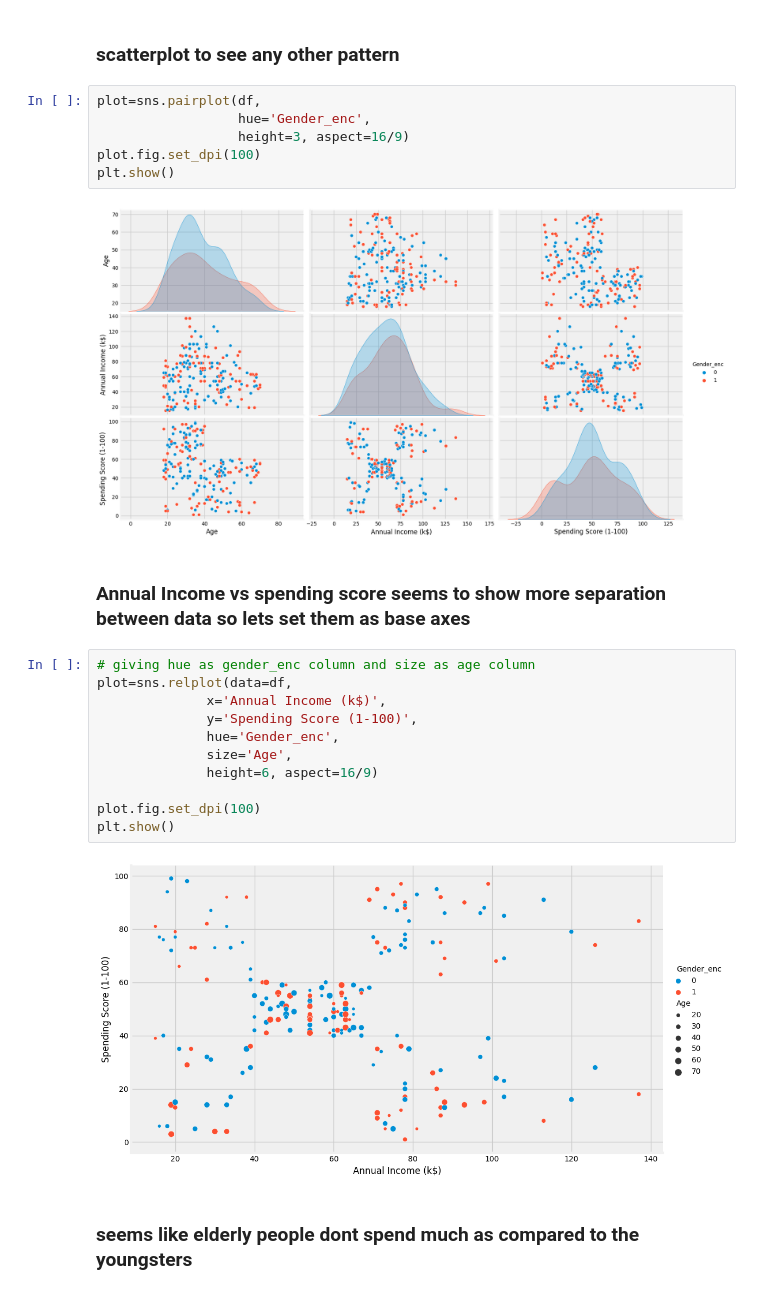
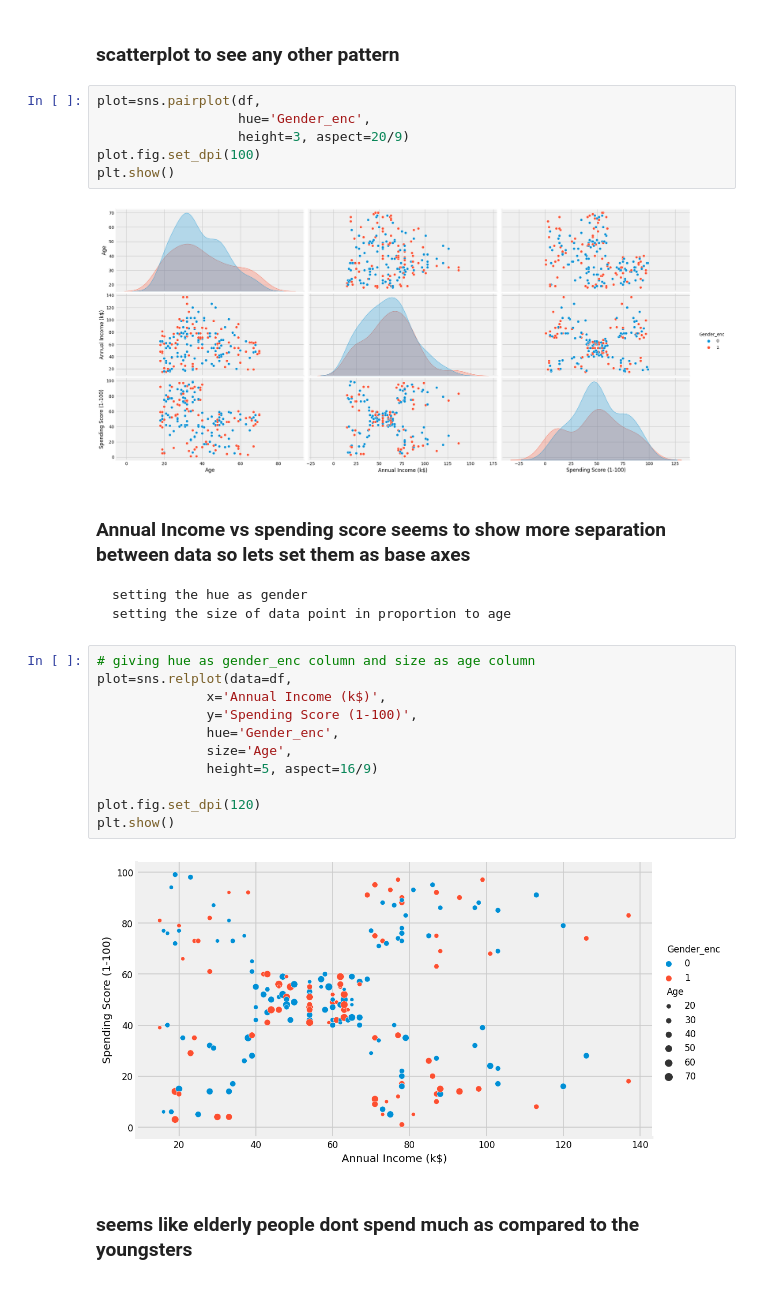
Before and after one commit to afzalmp40/ML-Basic, a Jupyter notebook: UnSupervised/customer aggregation/customer aggregation whole data unsupervised by afzal.ipynb, the cells around one changed output. Cells and saved outputs as stored; diff of their text form.

```diff
--- a/UnSupervised/customer aggregation/customer aggregation whole data unsupervised by afzal.ipynb
+++ b/UnSupervised/customer aggregation/customer aggregation whole data unsupervised by afzal.ipynb
@@ -196,13 +198,15 @@ correlation(df, figsize=(25,10), dpi=100)
 # %%
 plot=sns.pairplot(df,
                   hue='Gender_enc',
-                  height=3, aspect=16/9)
+                  height=3, aspect=20/9)
 plot.fig.set_dpi(100)
 plt.show()
 # %% [output]
-[figure, old version]
+[figure, new version]
 # %% [markdown]
 ### **Annual Income vs spending score seems to show more separation between data so lets set them as base axes**
+    setting the hue as gender
+    setting the size of data point in proportion to age
 # %%
 # giving hue as gender_enc column and size as age column
 plot=sns.relplot(data=df,
@@ -210,12 +214,12 @@ plot=sns.relplot(data=df,
               y='Spending Score (1-100)',
               hue='Gender_enc',
               size='Age',
-              height=6, aspect=16/9)
+              height=5, aspect=16/9)
 
-plot.fig.set_dpi(100)
+plot.fig.set_dpi(120)
 plt.show()
 # %% [output]
-[figure, old version]
+[figure, new version]
 # %% [markdown]
 ### **seems like elderly people dont spend much as compared to the youngsters**
 # %% [markdown]
```
Also changed, not shown: parts of 5 cells of this notebook.
